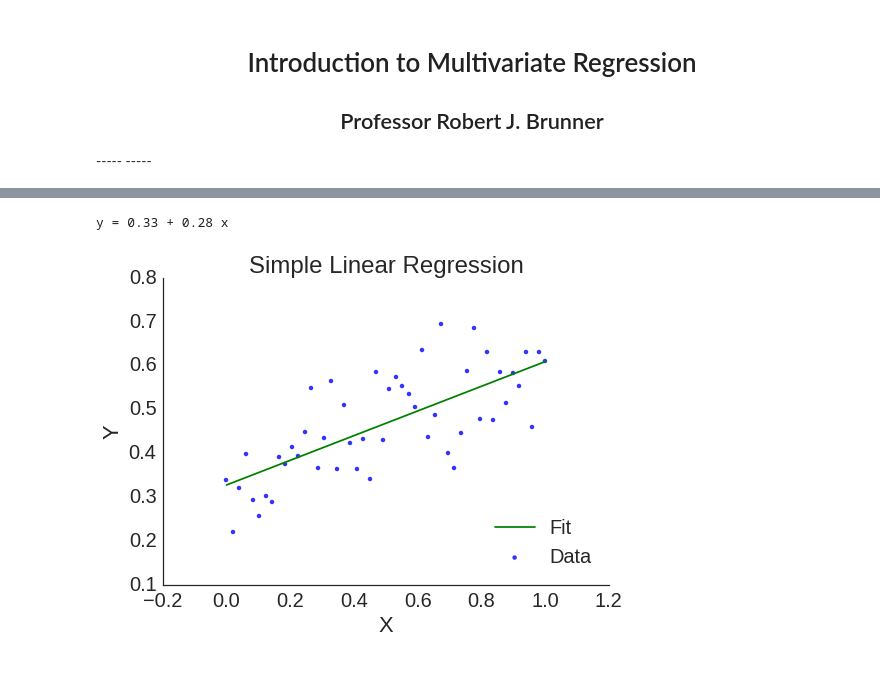
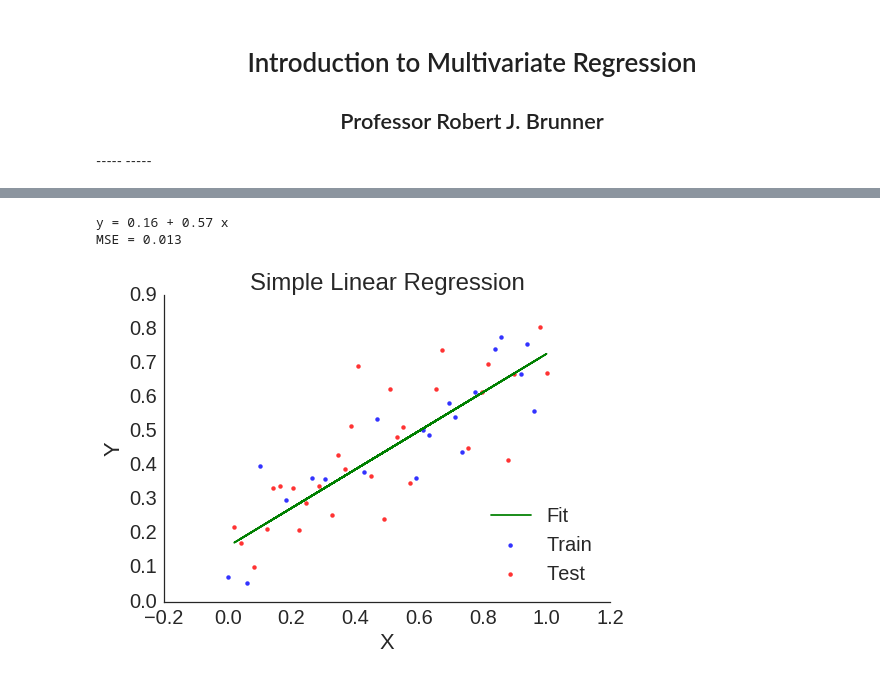
Before and after one commit to lcdm-uiuc/info490-sp16, a Jupyter notebook: Week2/notebooks/mvregress.ipynb, the cells around one changed output, grey strips where cells are left out. Saved outputs shown, nothing was run; the diff lists cells and outputs as text; code cells hidden in the pictures.

```diff
--- a/Week2/notebooks/mvregress.ipynb
+++ b/Week2/notebooks/mvregress.ipynb
@@ -346,21 +153,29 @@ results, and finally display the fit coefficients.
 # %%
 from sklearn.linear_model import LinearRegression
+from sklearn.cross_validation import train_test_split
 
+# Ready data set for cross-validation
+x_train, x_test, y_train, y_test = train_test_split(x, y, test_size=0.6)
+
+# Create Model and fit data
 model = LinearRegression()
-model.fit(x[:, np.newaxis], y)
+model.fit(x_train[:, np.newaxis], y_train)
 
 # Plot the data and the model prediction
-xf = np.linspace(0, 1, 25)
-yf = model.predict(xf[:, np.newaxis])
+yf = model.predict(x_test[:, np.newaxis])
 
-ax = sns.regplot(x, y, fit_reg=False, color='blue', label="Data")
+ax = sns.regplot(x_train, y_train, fit_reg=False, color='blue', label="Train")
+ax = sns.regplot(x_test, y_test, fit_reg=False, color='red', label="Test")
 
 ax.set(xlabel='X', ylabel='Y', title='Simple Linear Regression')
-plt.plot(xf, yf, c='g', label="Fit")
+plt.plot(x_test, yf, c='g', label="Fit")
 ax.legend(loc=4)
 sns.despine(offset=0, trim=True)
 
+# Print model and mean squared error from test data.
 print("y = {0:4.2f} + {1:4.2f} x".format(model.intercept_, model.coef_[0]))
+print("MSE = {0:5.3f}".format(np.mean((yf-y_test)**2)))
 # %% [output]
-y = 0.33 + 0.28 x
+y = 0.16 + 0.57 x
+MSE = 0.013
-[figure, old version]
+[figure, new version]
```
Also changed, not shown: parts of 38 cells of this notebook, 1 other file.
